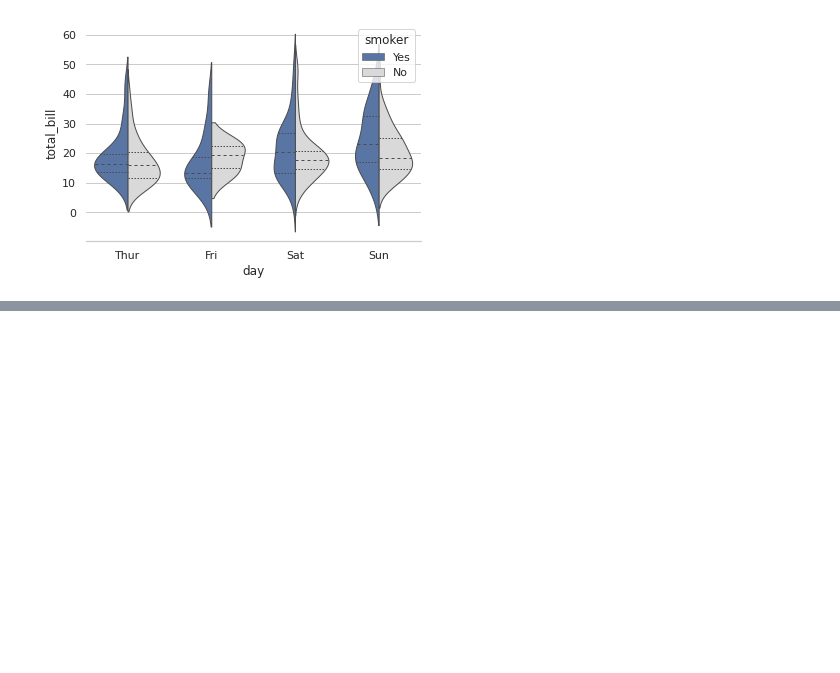
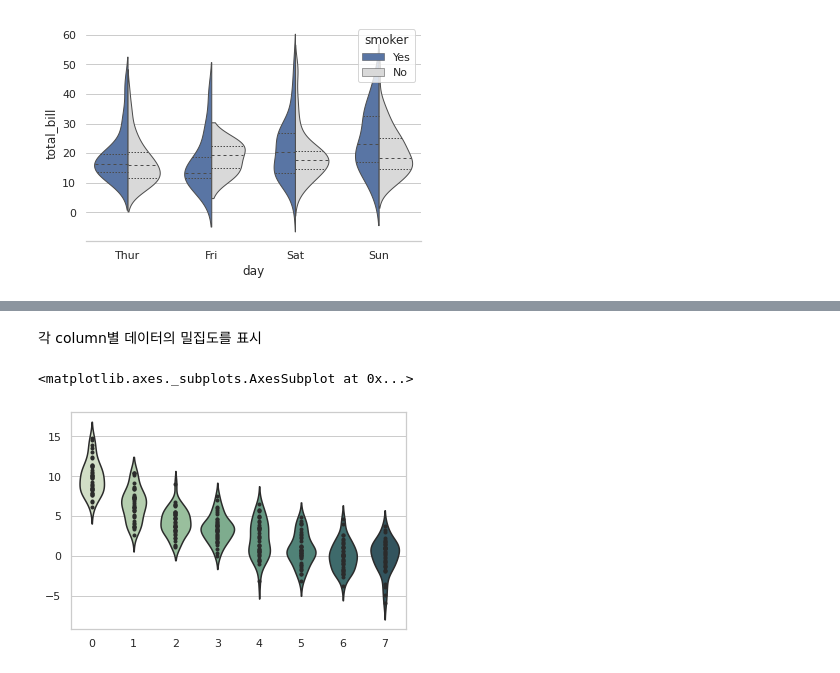
Before and after one commit to Jake0925/Seaborn, a Jupyter notebook: Seaborn_Violinplot.ipynb, the cells around one changed output, grey strips where cells are left out. Drawn from its saved outputs; the diff is of its cells as text; code cells hidden in the pictures; blank space fills up the shorter version.

```diff
--- a/Seaborn_Violinplot.ipynb
+++ b/Seaborn_Violinplot.ipynb
@@ -81,0 +115,7 @@ sns.despine(left=True)
+# %% [markdown]
+각 column별 데이터의 밀집도를 표시
+# %%
+sns.violinplot(data=d, palette=pal, inner='points') # 값이 음수로 갈수록 색상이 진해진다
+# %% [output]
+<matplotlib.axes._subplots.AxesSubplot at 0x...>
+[figure, added]
```
Also changed, not shown: parts of 6 cells of this notebook.
